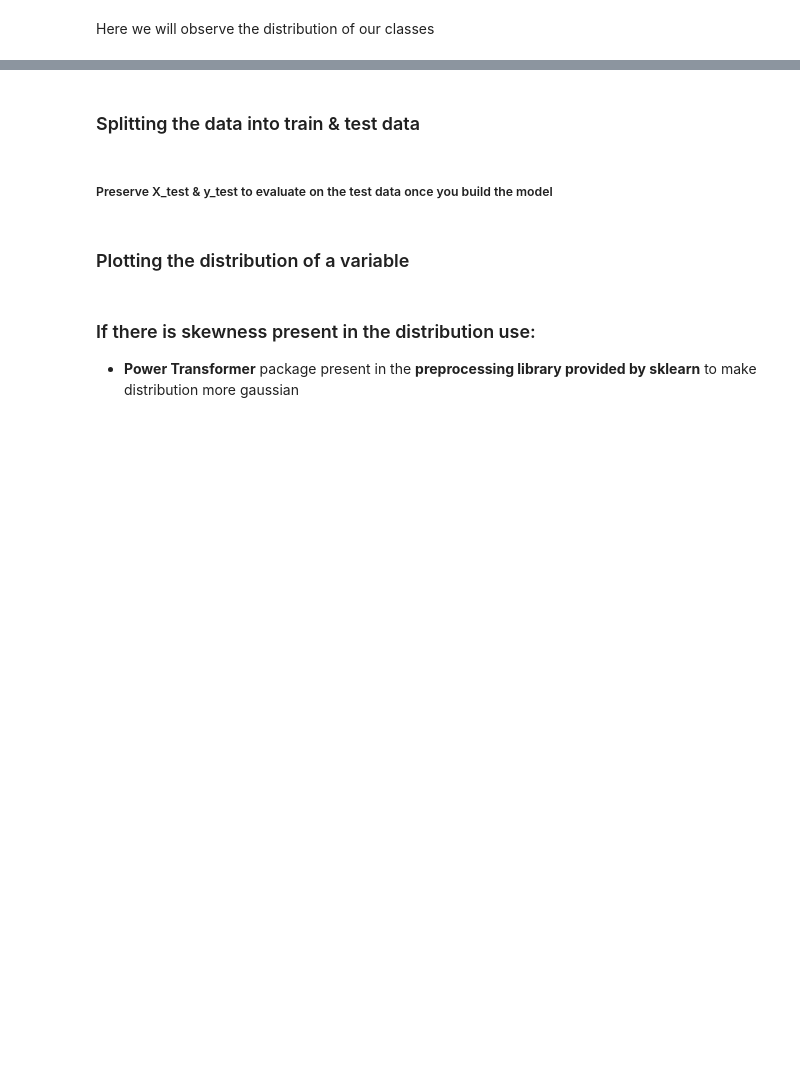
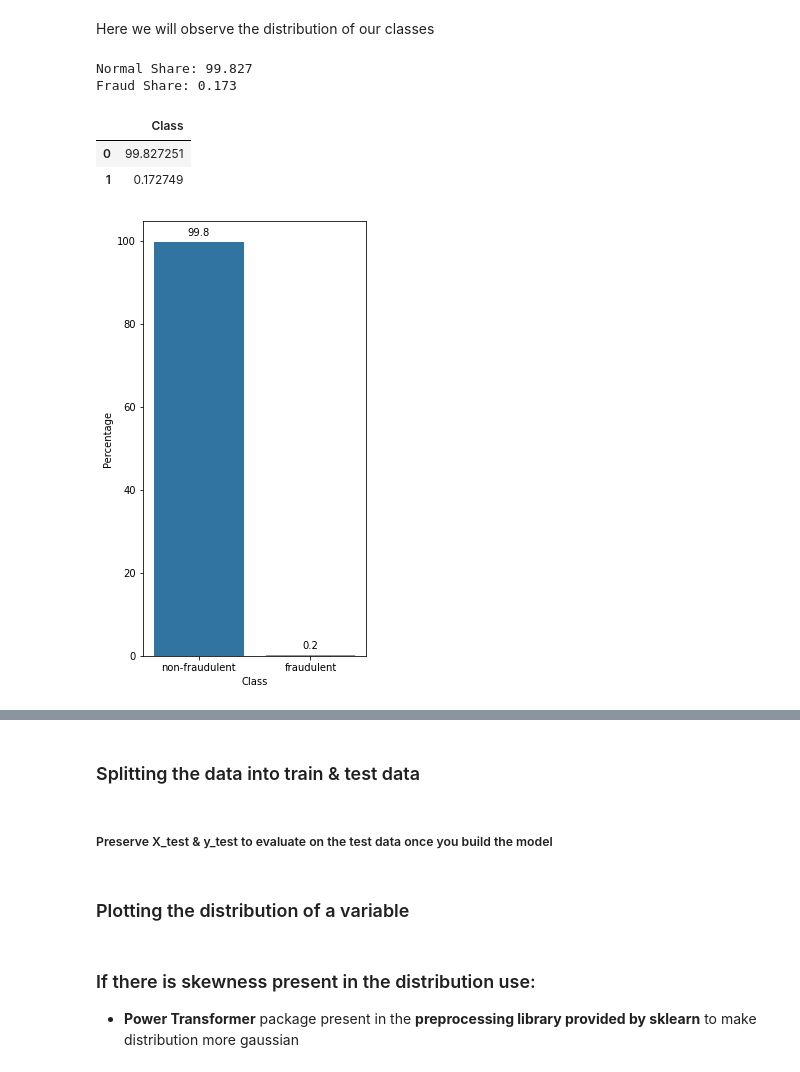
Before and after one commit to rsubho/Capstone-Project, a Jupyter notebook: Credit_card_fraud_detection.ipynb, the cells around one changed output, grey strips where cells are left out. Cells and saved outputs as stored; diff of their text form; code cells hidden in the pictures; blank space fills up the shorter version.

```diff
--- a/Credit_card_fraud_detection.ipynb
+++ b/Credit_card_fraud_detection.ipynb
@@ -32,6 +83,11 @@ df.head()
 # %% [markdown]
 Here we will observe the distribution of our classes
 # %%
+# checking the imbalance data percentage
 classes=df['Class'].value_counts()
 normal_share=classes[0]/df['Class'].count()*100
 fraud_share=classes[1]/df['Class'].count()*100
+print("Normal Share: {0}\nFraud Share: {1}".format(round(normal_share,3), round(fraud_share,3)))
+# %% [output]
+Normal Share: 99.827
+Fraud Share: 0.173
@@ -39,0 +94,27 @@ fraud_share=classes[1]/df['Class'].count()*100
+# %%
+# (classes / df['Class'].count()) * 100
+df_tmp
+# %% [output]
+|  | Class |
+| 0 | 99.827251 |
+| 1 | 0.172749 |
+# %%
+# Create a bar plot for the number and percentage of fraudulent vs non-fraudulent transcations
+df_tmp = pd.DataFrame((classes / df['Class'].count()) * 100)
+plt.figure(figsize=(4,8))
+label = df_tmp.index.map({1: "fraudulent", 0: "non-fraudulent"})
+
+ax = sns.barplot(df_tmp.index, df_tmp["Class"])
+ax.set_xticklabels(label)
+
+plt.xlabel("Class")
+plt.ylabel("Percentage")
+for p in ax.patches:
+  ax.annotate(format(p.get_height(), '.1f'),
+                    (p.get_x() + p.get_width() / 2., p.get_height()),
+                     ha = 'center', va = 'center',
+                     xytext = (0, 9),
+                     textcoords = 'offset points')
+plt.show()
+# %% [output]
+[figure, added]
```
Also changed, not shown: parts of 10 cells of this notebook.
